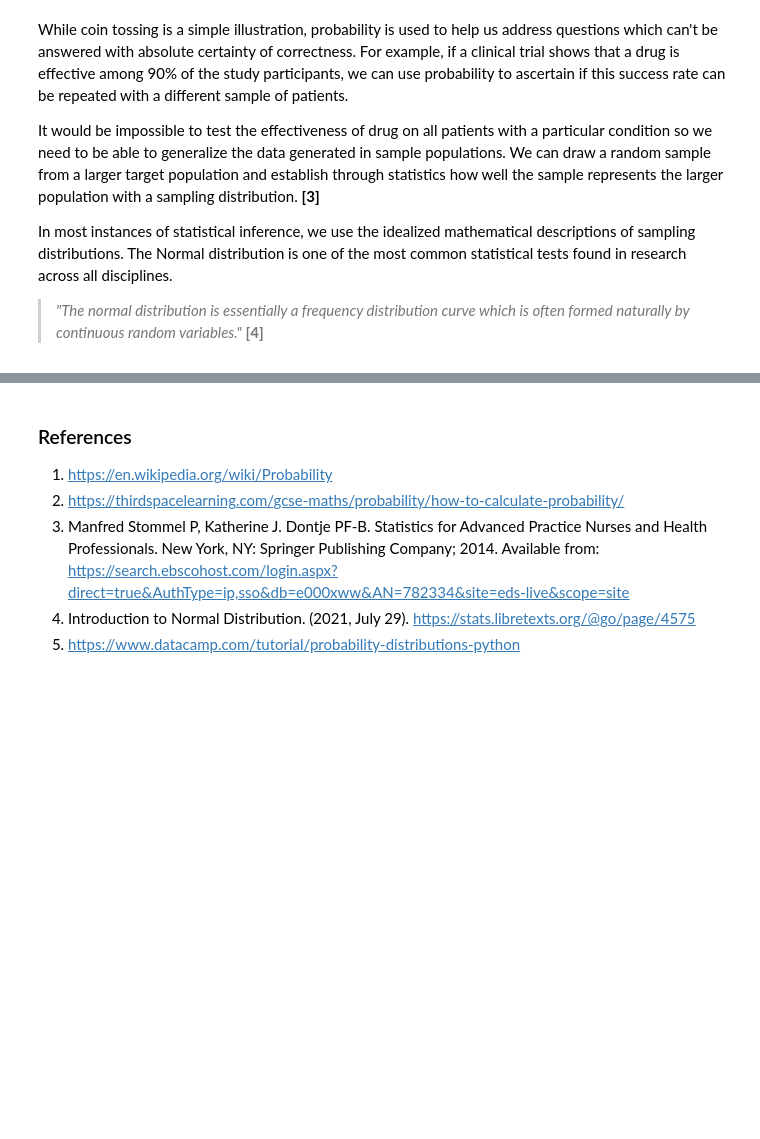
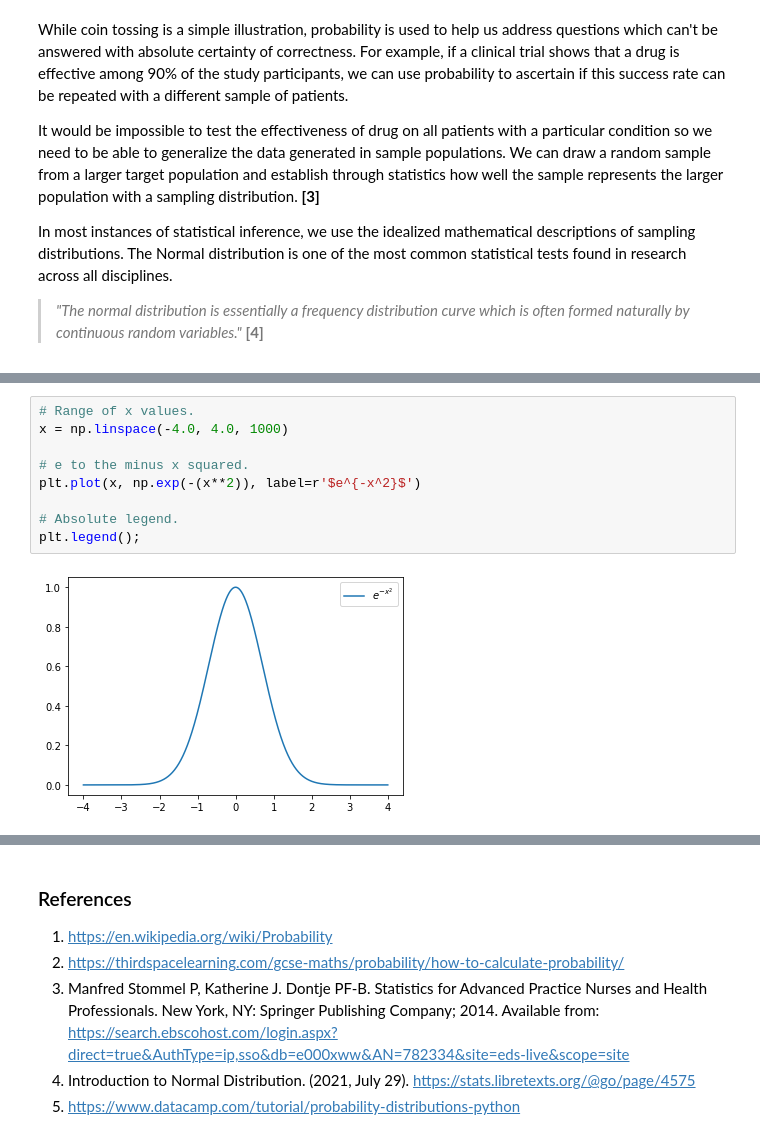
Before and after one commit to BreeTree/cow-way, a Jupyter notebook: Normal-Distribution-Notebook-BH.ipynb, the cells around one changed output, grey strips where cells are left out. Drawn from its saved outputs; the diff is of its cells as text; blank space fills up the shorter version.

```diff
--- a/Normal-Distribution-Notebook-BH.ipynb
+++ b/Normal-Distribution-Notebook-BH.ipynb
@@ -67,0 +112,11 @@ $$ \frac{1}{\sqrt{2 \pi \sigma^2 }} e^{-\frac{(x - \mu)^2}{2 \sigma^2}} $$
+# %%
+# Range of x values.
+x = np.linspace(-4.0, 4.0, 1000)
+
+# e to the minus x squared.
+plt.plot(x, np.exp(-(x**2)), label=r'$e^{-x^2}$')
+
+# Absolute legend.
+plt.legend();
+# %% [output]
+[figure, added]
```
Also changed, not shown: parts of 17 cells of this notebook, 1 other file.
